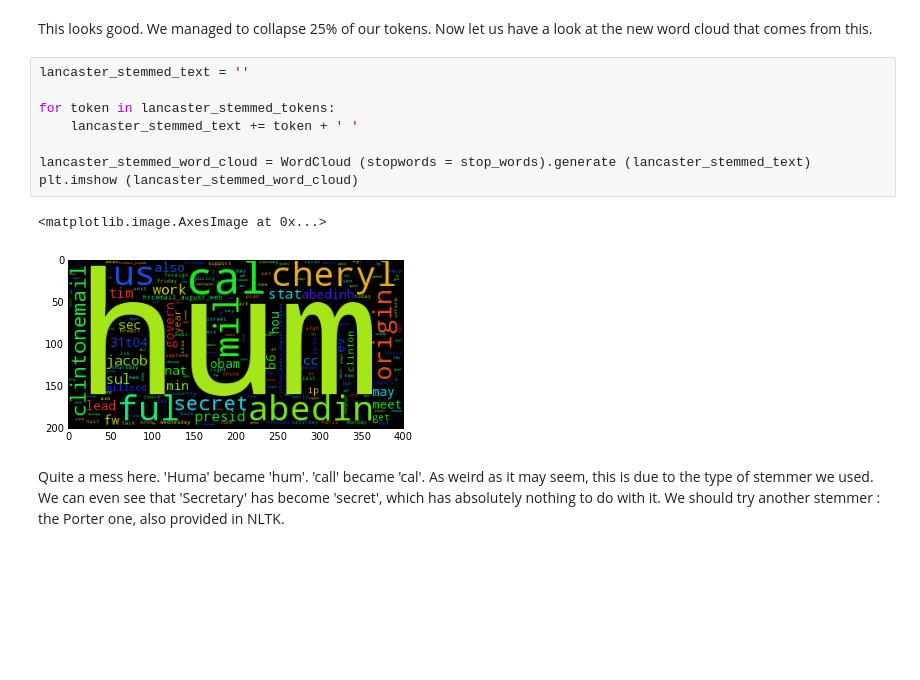
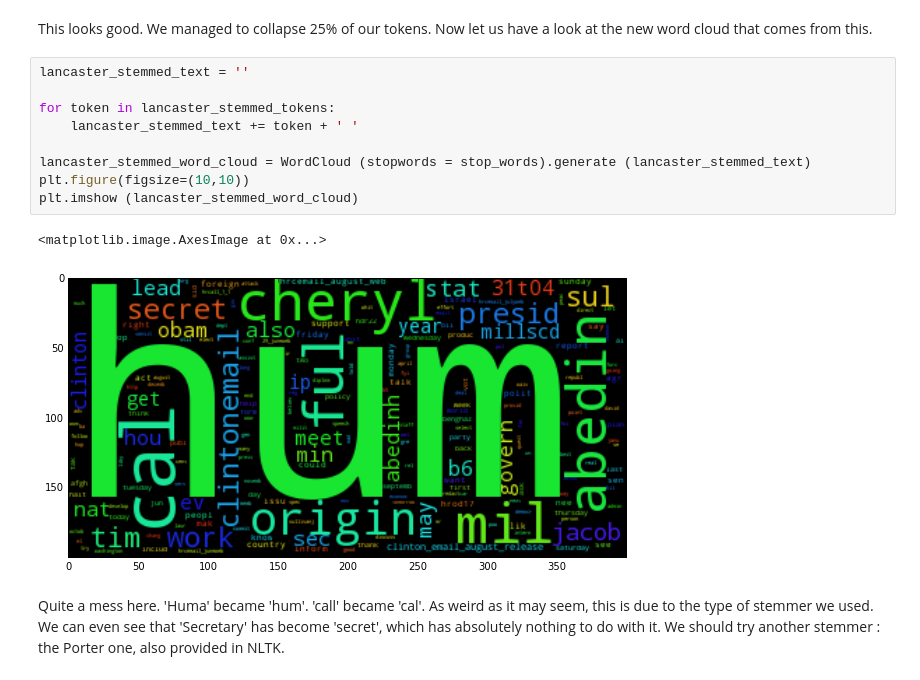
Before and after one commit to fearnleymartin/ada-epfl, a Jupyter notebook: 05 - Taming Text/Taming Text.ipynb, the cells around one changed output. Cells and saved outputs as stored; diff of their text form; blank space fills up the shorter version.

```diff
--- a/05 - Taming Text/Taming Text.ipynb
+++ b/05 - Taming Text/Taming Text.ipynb
@@ -122,14 +125,15 @@ This looks good. We managed to collapse 25% of our tokens. Now let us have a loo
 # %%
 lancaster_stemmed_text = ''
 
 for token in lancaster_stemmed_tokens:
     lancaster_stemmed_text += token + ' '
 
 lancaster_stemmed_word_cloud = WordCloud (stopwords = stop_words).generate (lancaster_stemmed_text)
+plt.figure(figsize=(10,10))
 plt.imshow (lancaster_stemmed_word_cloud)
 # %% [output]
 <matplotlib.image.AxesImage at 0x...>
-[figure, old version]
+[figure, new version]
 # %% [markdown]
 Quite a mess here. 'Huma' became 'hum'. 'call' became 'cal'. As weird as it may seem, this is due to the type of stemmer we used. We can even see that 'Secretary' has become 'secret', which has absolutely nothing to do with it. We should try another stemmer : the Porter one, also provided in NLTK.
 # %% [markdown]
```
Also changed, not shown: parts of 28 cells of this notebook.
